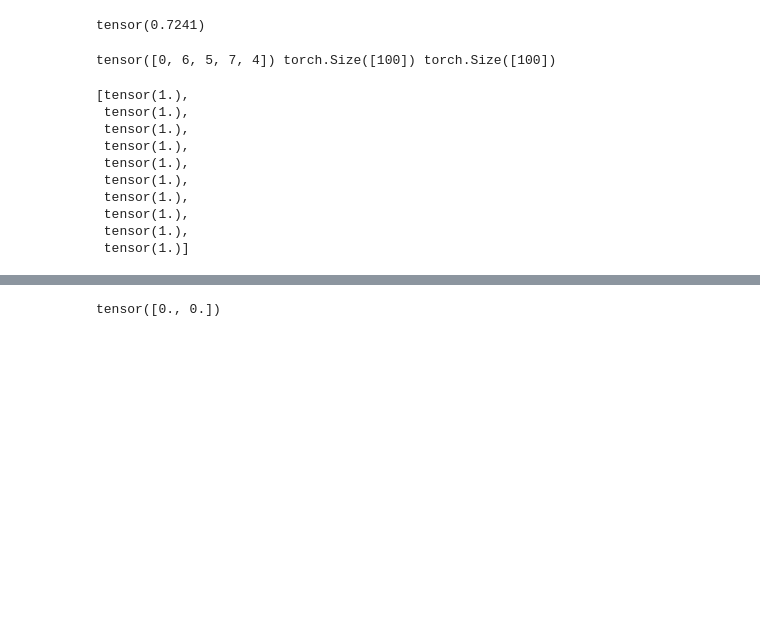
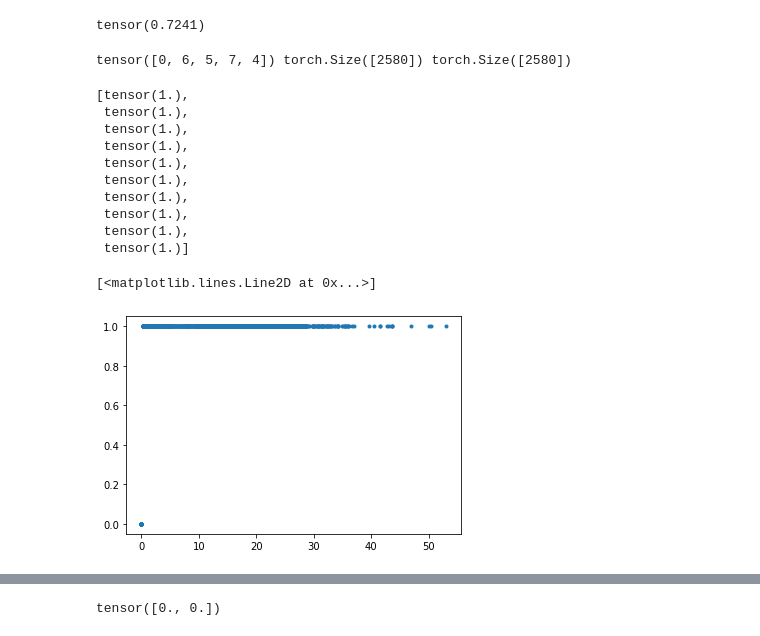
Before and after one commit to MedVisBonn/Segmentation-Distortion, a Jupyter notebook: src/demos/acc-to.AUROC.ipynb, the cells around one changed output, grey strips where cells are left out. Saved outputs shown, nothing was run; the diff lists cells and outputs as text; code cells hidden in the pictures; blank space fills up the shorter version.

```diff
--- a/src/demos/acc-to.AUROC.ipynb
+++ b/src/demos/acc-to.AUROC.ipynb
@@ -23,7 +25,7 @@ from utils import UMapGenerator
 # %%
 ### Data - M&M only
 ### - datasets
-debug = True
+debug = False
 batch_size = 1
 test_vendor = 'A'
 
@@ -882,7 +884,7 @@ class EnsembleEntropyDetector(nn.Module):
             input_ = batch['input']
             net_out = self.forward(input_.to(self.device))
             umap = self.umap_generator(net_out)
-            scores = torch.sqrt((umap**2).sum(dim=(1,2))).cpu()
+            scores = (umap**2).sum(dim=(1,2)).cpu()
             test_dists.append(scores)
 
         self.test_dists = torch.stack(test_dists, dim=0).cpu()
@@ -894,7 +896,7 @@ class EnsembleEntropyDetector(nn.Module):
 
         print(ensemble_compositions[0], self.pred[ensemble_compositions[0]].mean(0).shape, self.target.shape)
 
-        AUROC = [self.auroc(self.pred[ensemble_compositions[i]].mean(0), self.target)
+        AUROC = [self.auroc(self.pred[self.ensemble_compositions[i]].mean(0), self.target)
                  for i in range(10)]
 
         return AUROC
@@ -990,7 +992,7 @@ detector = EnsembleEntropyDetector(
 # %%
 detector.testset_ood_detection(loader['test'])
 # %% [output]
-tensor([0, 6, 5, 7, 4]) torch.Size([100]) torch.Size([100])
+tensor([0, 6, 5, 7, 4]) torch.Size([2580]) torch.Size([2580])
 [tensor(1.),
  tensor(1.),
  tensor(1.),
@@ -1001,3 +1003,8 @@ tensor([0, 6, 5, 7, 4]) torch.Size([100]) torch.Size([100])
  tensor(1.),
  tensor(1.),
  tensor(1.)]
+# %%
+plt.plot(detector.pred[0], detector.target, '.')
+# %% [output]
+[<matplotlib.lines.Line2D at 0x...>]
+[figure, added]
```
Also changed, not shown: parts of 7 cells of this notebook, 2 other files.
